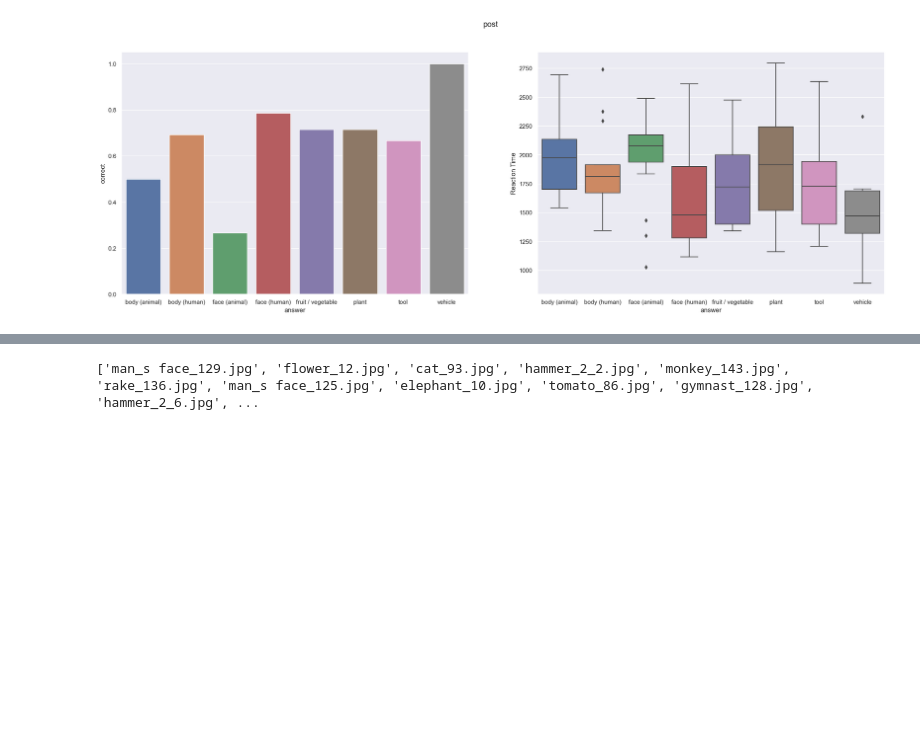
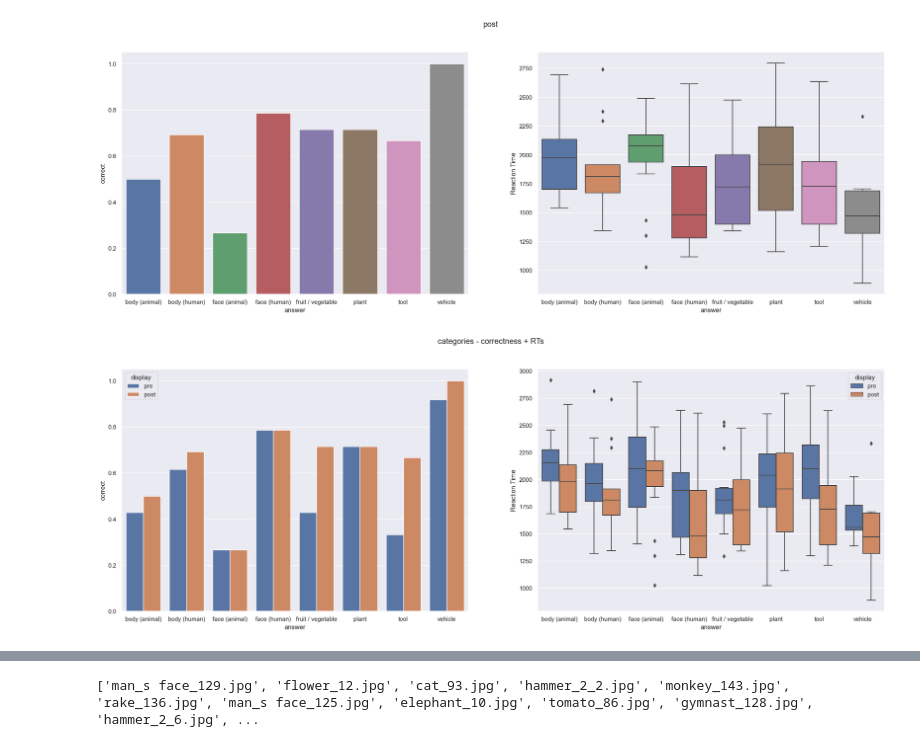
Before and after one commit to marek1n/mooney-pilot, a Jupyter notebook: analysis/pilot-mj/analysis.ipynb, the cells around one changed output, grey strips where cells are left out. Saved outputs shown, nothing was run; the diff lists cells and outputs as text; code cells hidden in the pictures; blank space fills up the shorter version.

```diff
--- a/analysis/pilot-mj/analysis.ipynb
+++ b/analysis/pilot-mj/analysis.ipynb
@@ -29,6 +33,23 @@ df.describe()
 | 50% | 1726.000000 | 1.000000 |
 | 75% | 2059.750000 | 1.000000 |
 | max | 2916.000000 | 1.000000 |
+# %%
+# global vars, plotting functions
+
+CATEGORIES = sorted(df["answer"].unique())
+
+def plot_categories(df, title, cats=CATEGORIES, group=False):
+    fig, (ax1, ax2) = plt.subplots(nrows=1, ncols=2, figsize=(25,8))
+    sns.barplot(x='answer', y='correct', data=df, errorbar=None, ax=ax1, order=cats, hue='display' if group else None)
+    sns.boxplot(x='answer', y='Reaction Time', data=df, ax=ax2, order=cats, hue='display' if group else None)
+    fig.suptitle(title)
+
+
+def plot_keywords(df, title, group=False):
+    fig, (ax1, ax2) = plt.subplots(nrows=2, ncols=1, figsize=(25,25))
+    sns.barplot(x='keyword', y='correct', data=df, errorbar=None, ax=ax1, hue='display' if group else None)
+    sns.boxplot(x='keyword', y='Reaction Time', data=df, ax=ax2, hue='display' if group else None)
+    fig.suptitle(title)
 # %%
 # check if all images were shown, drop if not
 
@@ -65,12 +92,10 @@ sns.violinplot(x='display', y='Reaction Time', data=df, ax=ax2)
 # %%
-# global vars, plotting functions
+df_mooney_pre = df[(df["Screen Name"] == "Mooney") & (df["display"] == "pre")]
+df_gray_disambig = df[(df["Screen Name"] == "grayscale") & (df["display"] == "disambig")]
+df_mooney_post = df[(df["Screen Name"] == "Mooney") & (df["display"] == "post")]
 
-categories = sorted(df["answer"].unique())
-
-def plot_categories(df, title, cats=categories):
-    fig, (ax1, ax2) = plt.subplots(nrows=1, ncols=2, figsize=(25,8))
-
-    sns.barplot(x='answer', y='correct', data=df, errorbar=None, ax=ax1, order=cats)
-    sns.boxplot(x='answer', y='Reaction Time', data=df, ax=ax2, order=cats)
-
-    fig.suptitle(title)
+fig, (ax1, ax2) = plt.subplots(nrows=1, ncols=2, figsize=(25,8))
+sns.barplot(x='answer', y='correct', data=df_mooney_pre, errorbar=None, ax=ax1, order=CATEGORIES).set(title="PRE")
+sns.barplot(x='answer', y='correct', data=df_mooney_post, errorbar=None, ax=ax2, order=CATEGORIES).set(title="POST")
+plt.ylim(0,1)
+fig.suptitle("Correct per category - pre x post disambiguation")
@@ -125,3 +156,11 @@ plot_categories(df_mooney_post, "post")
 [figure]
 [figure]
 [figure]
+# %%
+# % correct, RTs by category (paired)
+plot_categories(pd.concat([df_mooney_pre, df_mooney_post]),
+                "categories - correctness + RTs",
+                group=True
+                )
+# %% [output]
+[figure, added]
```
Also changed, not shown: parts of 11 cells of this notebook.
